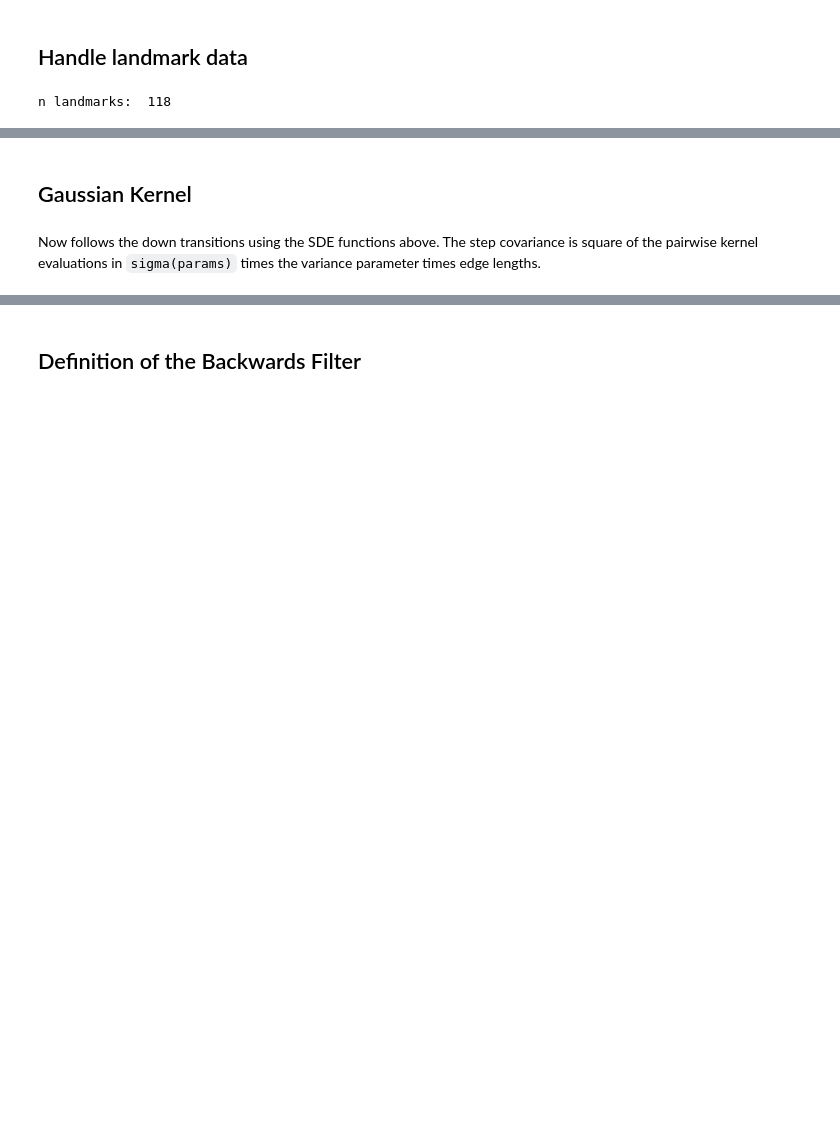
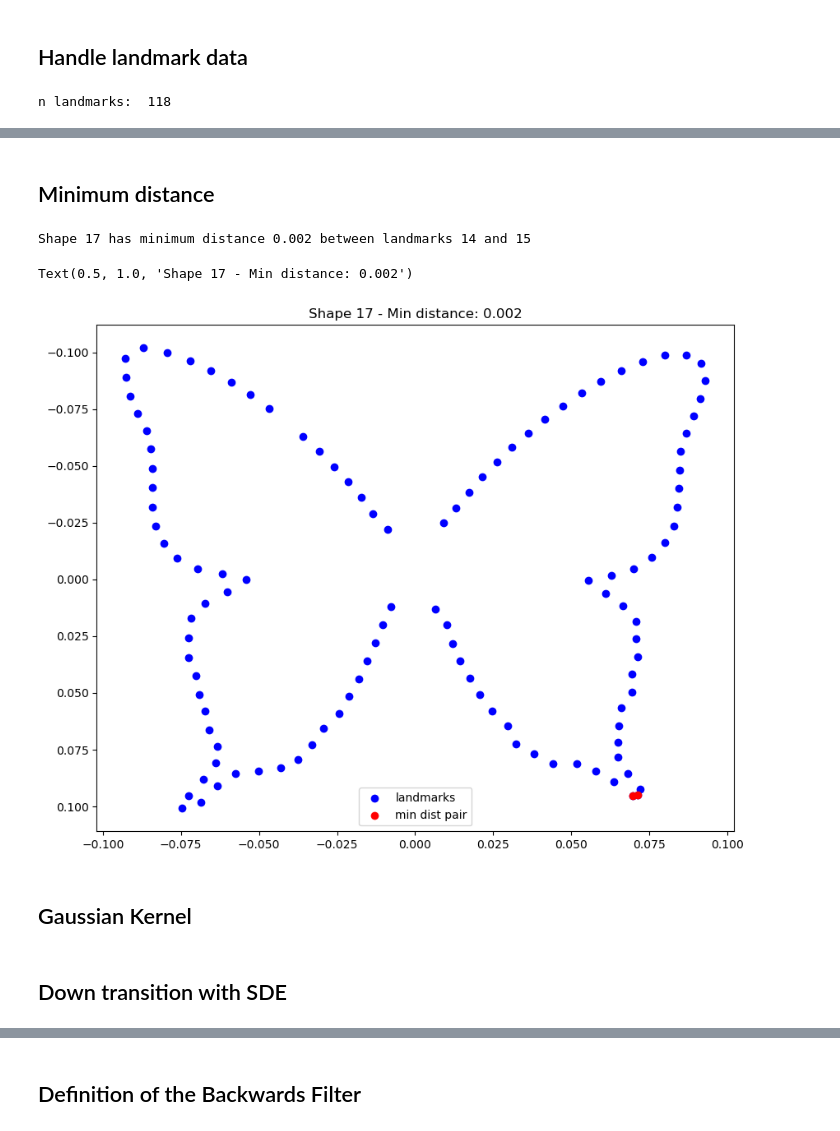
Before and after one commit to andreazheidam/ButterflyShapeEvolution, a Jupyter notebook: BFFG_male.ipynb, the cells around one changed output, grey strips where cells are left out. Saved outputs shown, nothing was run; the diff lists cells and outputs as text; code cells hidden in the pictures; blank space fills up the shorter version.

```diff
--- a/BFFG_male.ipynb
+++ b/BFFG_male.ipynb
@@ -196,3 +197,50 @@ plt.show()
+# %% [markdown]
+## Minimum distance
+# %%
+# Pairwise distances between landmarks for each shape
+def compute_min_dist(shape):
+
+    # Reshape to (n,d)
+    shape_2d = shape.reshape(-1,d)
+
+    # Compute pairwise distances
+    dists = jnp.sqrt(jnp.sum((shape_2d[:,None,:]-shape_2d[None,:,:])**2,axis=2))
+
+    # Diagonal with large value instead of inf to avoid nans
+    dists = dists+jnp.eye(shape_2d.shape[0])*1e10
+
+    # Minimum distance and indices
+    min_dist = jnp.min(dists)
+    i,j = jnp.unravel_index(jnp.argmin(dists),dists.shape)
+    return min_dist,i,j
+
+# All shapes
+min_dists = []
+min_pairs = []
+for leaf in tree.iter_topology_leaves_bfs():
+    min_dist,i,j = compute_min_dist(tree.data['value'][leaf.id,-1])
+    min_dists.append(min_dist)
+    min_pairs.append((i,j))
+
+# Shape with minimum distance
+leaf_idx = jnp.argmin(jnp.array(min_dists))
+min_pair = min_pairs[leaf_idx]
+
+print(f"Shape {leaf_idx} has minimum distance {min_dists[leaf_idx]:.3f} between landmarks {min_pair[0]} and {min_pair[1]}")
+
+
+fig,ax = plt.subplots(figsize=(10,8))
+shape = leaf_values[leaf_idx].reshape(-1,d)
+ax.scatter(shape[:,0],shape[:,1],c='blue',label='landmarks')
+ax.scatter(shape[min_pair,0],shape[min_pair,1],c='red',label='min dist pair')
+ax.plot(shape[min_pair,0],shape[min_pair,1],'r-')
+ax.legend()
+ax.invert_yaxis()
+ax.set_title(f'Shape {leaf_idx} - Min distance: {min_dists[leaf_idx]:.3f}')
+# %% [output]
+Shape 17 has minimum distance 0.002 between landmarks 14 and 15
+Text(0.5, 1.0, 'Shape 17 - Min distance: 0.002')
+[figure, added]
 # %% [markdown]
 ## Gaussian Kernel
 # %%
@@ -211,6 +259,6 @@ params = ParameterStore({
     'k_sigma': VarianceParameter(.2), # Kernel width, for Gaussian kernels this is proportional to the variance
     'obs_var': VarianceParameter(.005) # Observation noise variance
     })
-# %% [markdown]
-Now follows the down transitions using the SDE functions above. The step covariance is square of the pairwise kernel evaluations in `sigma(params)` times the variance parameter times edge lengths.
+# %% [markdown]
+## Down transition with SDE
 # %%
```
Also changed, not shown: parts of 18 cells of this notebook, 6 other files.
